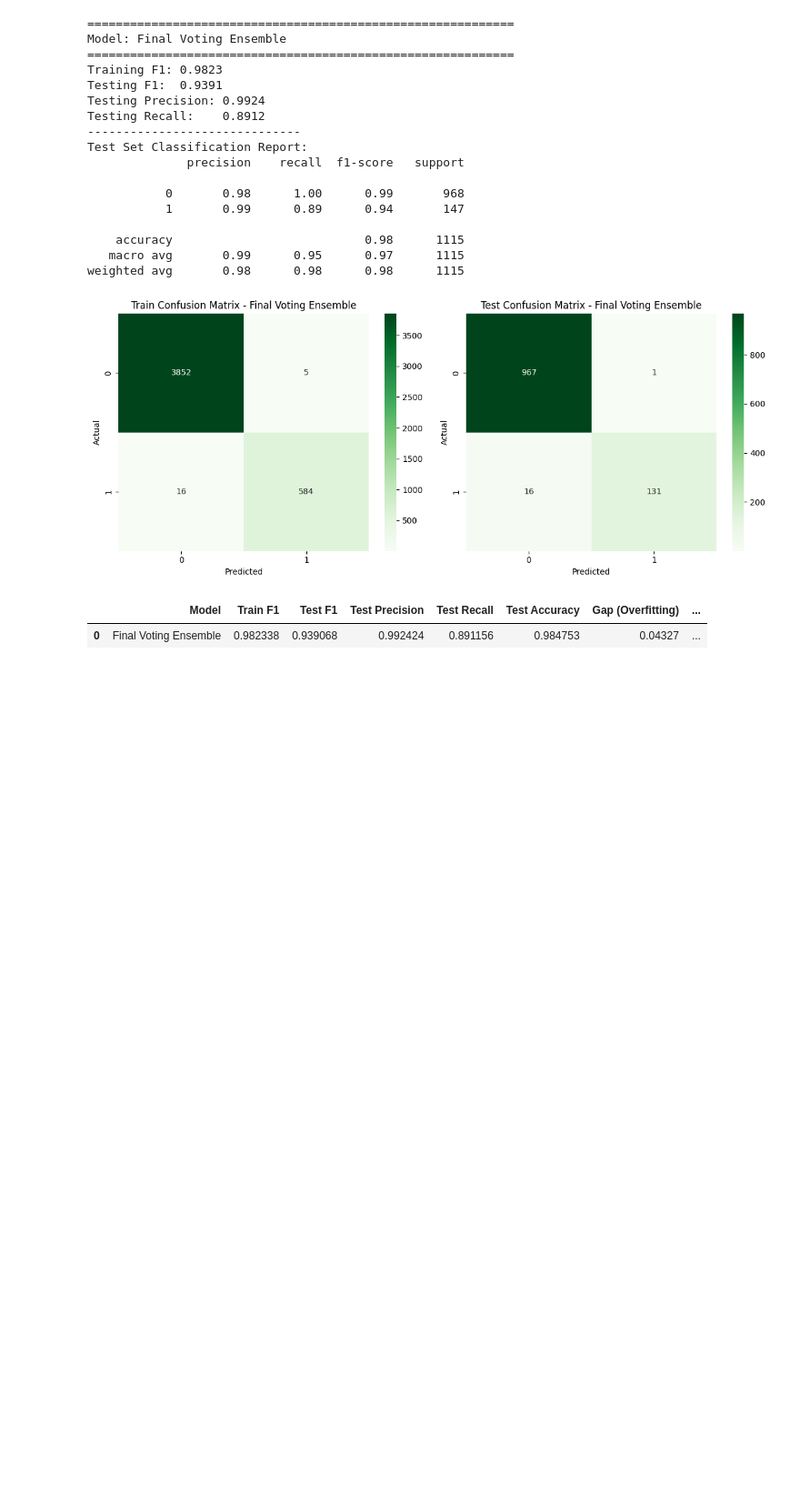
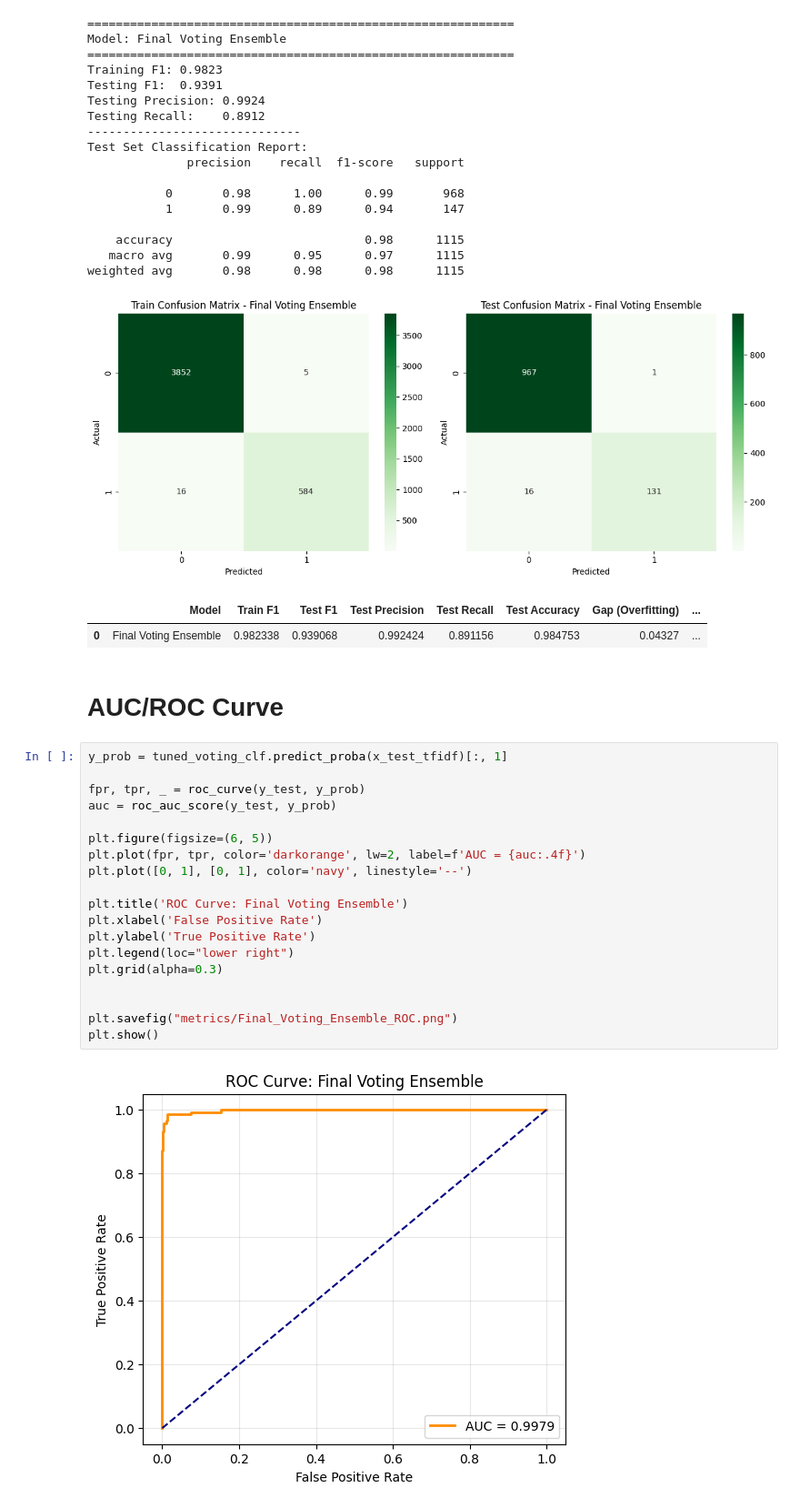
Before and after one commit to vishalgupta-git/sms-spam-detection-nlp, a Jupyter notebook: notebook.ipynb, the cells around one changed output. Shown at 91% size. Cells and saved outputs as stored; diff of their text form; blank space fills up the shorter version.

```diff
--- a/notebook.ipynb
+++ b/notebook.ipynb
@@ -646,3 +653,26 @@ weighted avg       0.98      0.98      0.98      1115
 [figure]
 |  | Model | Train F1 | Test F1 | Test Precision | Test Recall | Test Accuracy | Gap (Overfitting) | ... |
 | 0 | Final Voting Ensemble | 0.982338 | 0.939068 | 0.992424 | 0.891156 | 0.984753 | 0.04327 | ... |
+# %% [markdown]
+# AUC/ROC Curve
+# %%
+y_prob = tuned_voting_clf.predict_proba(x_test_tfidf)[:, 1]
+
+fpr, tpr, _ = roc_curve(y_test, y_prob)
+auc = roc_auc_score(y_test, y_prob)
+
+plt.figure(figsize=(6, 5))
+plt.plot(fpr, tpr, color='darkorange', lw=2, label=f'AUC = {auc:.4f}')
+plt.plot([0, 1], [0, 1], color='navy', linestyle='--')
+
+plt.title('ROC Curve: Final Voting Ensemble')
+plt.xlabel('False Positive Rate')
+plt.ylabel('True Positive Rate')
+plt.legend(loc="lower right")
+plt.grid(alpha=0.3)
+
+
+plt.savefig("metrics/Final_Voting_Ensemble_ROC.png")
+plt.show()
+# %% [output]
+[figure, added]
```
Also changed, not shown: parts of 6 cells of this notebook, 16 other files.
